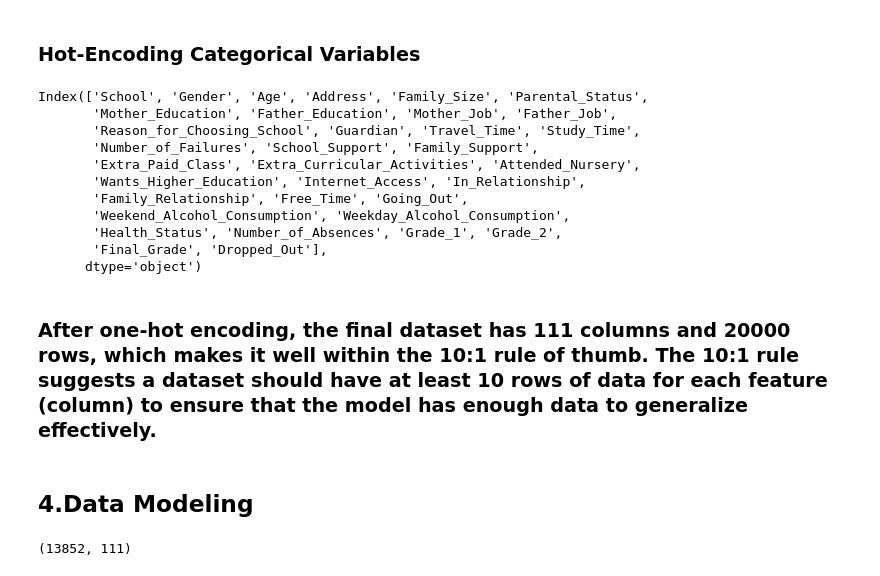
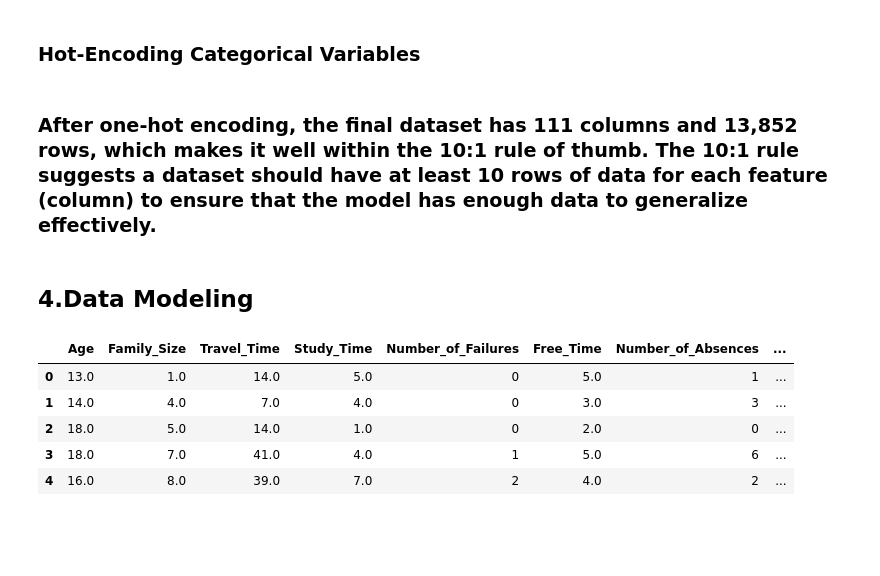
Before and after one commit to mrme77/School_DropOuts, a Jupyter notebook: Analysis.ipynb, the cells around one changed output. Saved outputs shown, nothing was run; the diff lists cells and outputs as text; code cells hidden in the pictures; blank space fills up the shorter version.

```diff
--- a/Analysis.ipynb
+++ b/Analysis.ipynb
@@ -367,17 +425,3 @@ df[subset_columns] = df[subset_columns].fillna(df[subset_columns].median())
 # %%
 # df_cleaned = df.dropna(subset=(['Family_Size', 'Final_Grade',
 #                         'Grade_1', 'Travel_Time', 'Study_Time', 'Age', 'Free_Time']))
-# %%
-df_cleaned.columns
-# %% [output]
-Index(['School', 'Gender', 'Age', 'Address', 'Family_Size', 'Parental_Status',
-       'Mother_Education', 'Father_Education', 'Mother_Job', 'Father_Job',
-       'Reason_for_Choosing_School', 'Guardian', 'Travel_Time', 'Study_Time',
-       'Number_of_Failures', 'School_Support', 'Family_Support',
-       'Extra_Paid_Class', 'Extra_Curricular_Activities', 'Attended_Nursery',
-       'Wants_Higher_Education', 'Internet_Access', 'In_Relationship',
-       'Family_Relationship', 'Free_Time', 'Going_Out',
-       'Weekend_Alcohol_Consumption', 'Weekday_Alcohol_Consumption',
-       'Health_Status', 'Number_of_Absences', 'Grade_1', 'Grade_2',
-       'Final_Grade', 'Dropped_Out'],
-      dtype='object')
@@ -389,8 +428,19 @@ df_encoded = pd.get_dummies(df,
+# %%
+df_encoded = pd.get_dummies(df,
+                            columns=df.select_dtypes(include='object').columns,
+                            dummy_na=True,
+                            drop_first=True,
+                            prefix=df.select_dtypes(include='object').columns)
 # %% [markdown]
-### After one-hot encoding, the final dataset has 111 columns and 20000 rows, which makes it well within the 10:1 rule of thumb. The 10:1 rule suggests a dataset should have at least 10 rows of data for each feature (column) to ensure that the model has enough data to generalize effectively.
+### After one-hot encoding, the final dataset has 111 columns and 13,852 rows, which makes it well within the 10:1 rule of thumb. The 10:1 rule suggests a dataset should have at least 10 rows of data for each feature (column) to ensure that the model has enough data to generalize effectively.
 # %% [markdown]
 ## 4.Data Modeling
 # %%
-df_encoded.shape
+df_encoded.head()
 # %% [output]
-(13852, 111)
+|  | Age | Family_Size | Travel_Time | Study_Time | Number_of_Failures | Free_Time | Number_of_Absences | ... |
+| 0 | 13.0 | 1.0 | 14.0 | 5.0 | 0 | 5.0 | 1 | ... |
+| 1 | 14.0 | 4.0 | 7.0 | 4.0 | 0 | 3.0 | 3 | ... |
+| 2 | 18.0 | 5.0 | 14.0 | 1.0 | 0 | 2.0 | 0 | ... |
+| 3 | 18.0 | 7.0 | 41.0 | 4.0 | 1 | 5.0 | 6 | ... |
+| 4 | 16.0 | 8.0 | 39.0 | 7.0 | 2 | 4.0 | 2 | ... |
```
Also changed, not shown: parts of 14 cells of this notebook.
